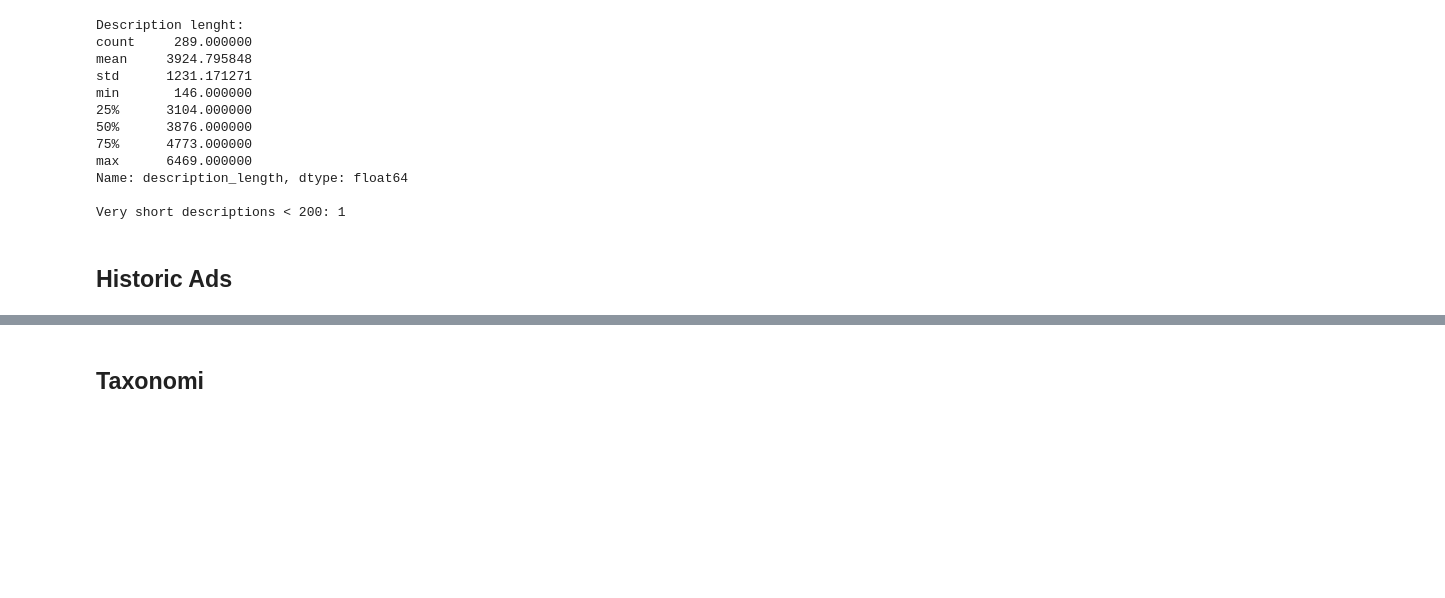
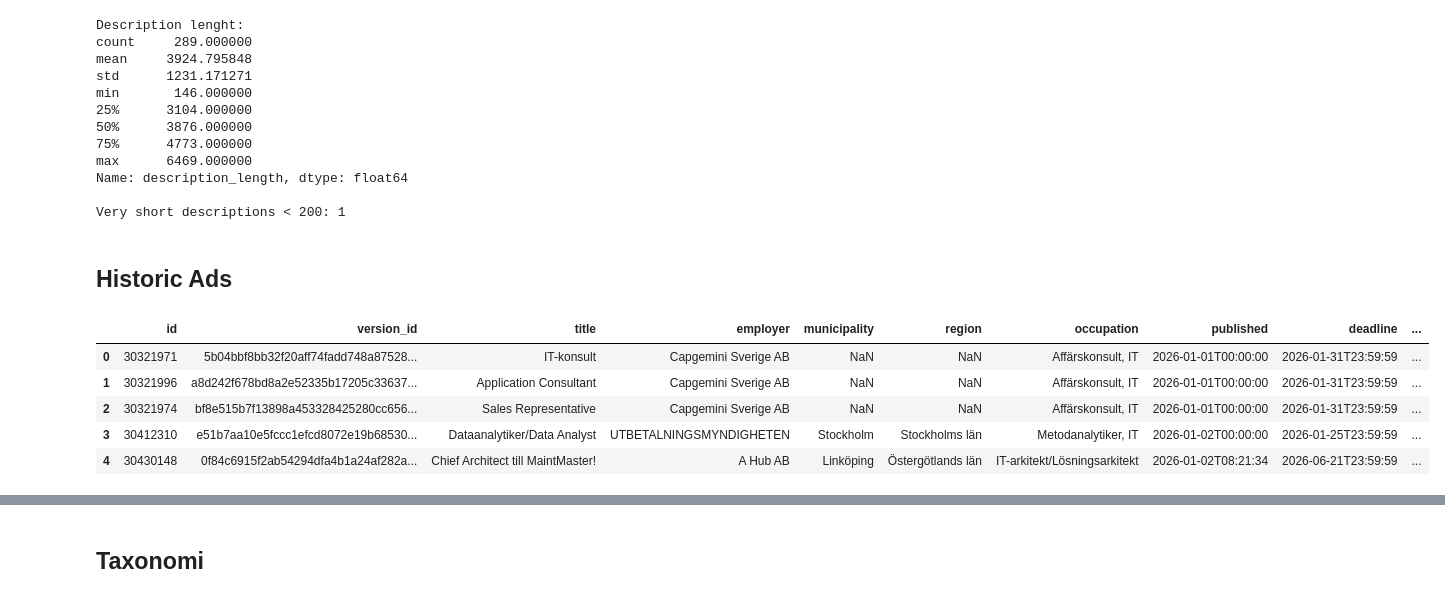
Before and after one commit to IreneGrisenti/Job_Ads_Skill_Analyzer, a Jupyter notebook: notebooks/01_exploration.ipynb, the cells around one changed output, grey strips where cells are left out. Drawn from its saved outputs; the diff is of its cells as text; code cells hidden in the pictures; blank space fills up the shorter version.

Commit message:
explore historic ads

```diff
--- a/notebooks/01_exploration.ipynb
+++ b/notebooks/01_exploration.ipynb
@@ -215,3 +214,12 @@ Very short descriptions < 200: 1
 # %%
 with open("../data/raw_historic_ads_2511.json", encoding="utf-8") as f:
     raw_historic_df = pd.DataFrame(json.load(f))
+
+raw_historic_df.head()
+# %% [output]
+|  | id | version_id | title | employer | municipality | region | occupation | published | deadline | ... |
+| 0 | 30321971 | 5b04bbf8bb32f20aff74fadd748a87528... | IT-konsult | Capgemini Sverige AB | NaN | NaN | Affärskonsult, IT | 2026-01-01T00:00:00 | 2026-01-31T23:59:59 | ... |
+| 1 | 30321996 | a8d242f678bd8a2e52335b17205c33637... | Application Consultant | Capgemini Sverige AB | NaN | NaN | Affärskonsult, IT | 2026-01-01T00:00:00 | 2026-01-31T23:59:59 | ... |
+| 2 | 30321974 | bf8e515b7f13898a453328425280cc656... | Sales Representative | Capgemini Sverige AB | NaN | NaN | Affärskonsult, IT | 2026-01-01T00:00:00 | 2026-01-31T23:59:59 | ... |
+| 3 | 30412310 | e51b7aa10e5fccc1efcd8072e19b68530... | Dataanalytiker/Data Analyst | UTBETALNINGSMYNDIGHETEN | Stockholm | Stockholms län | Metodanalytiker, IT | 2026-01-02T00:00:00 | 2026-01-25T23:59:59 | ... |
+| 4 | 30430148 | 0f84c6915f2ab54294dfa4b1a24af282a... | Chief Architect till MaintMaster! | A Hub AB | Linköping | Östergötlands län | IT-arkitekt/Lösningsarkitekt | 2026-01-02T08:21:34 | 2026-06-21T23:59:59 | ... |
```
Also changed, not shown: parts of 12 cells of this notebook.
